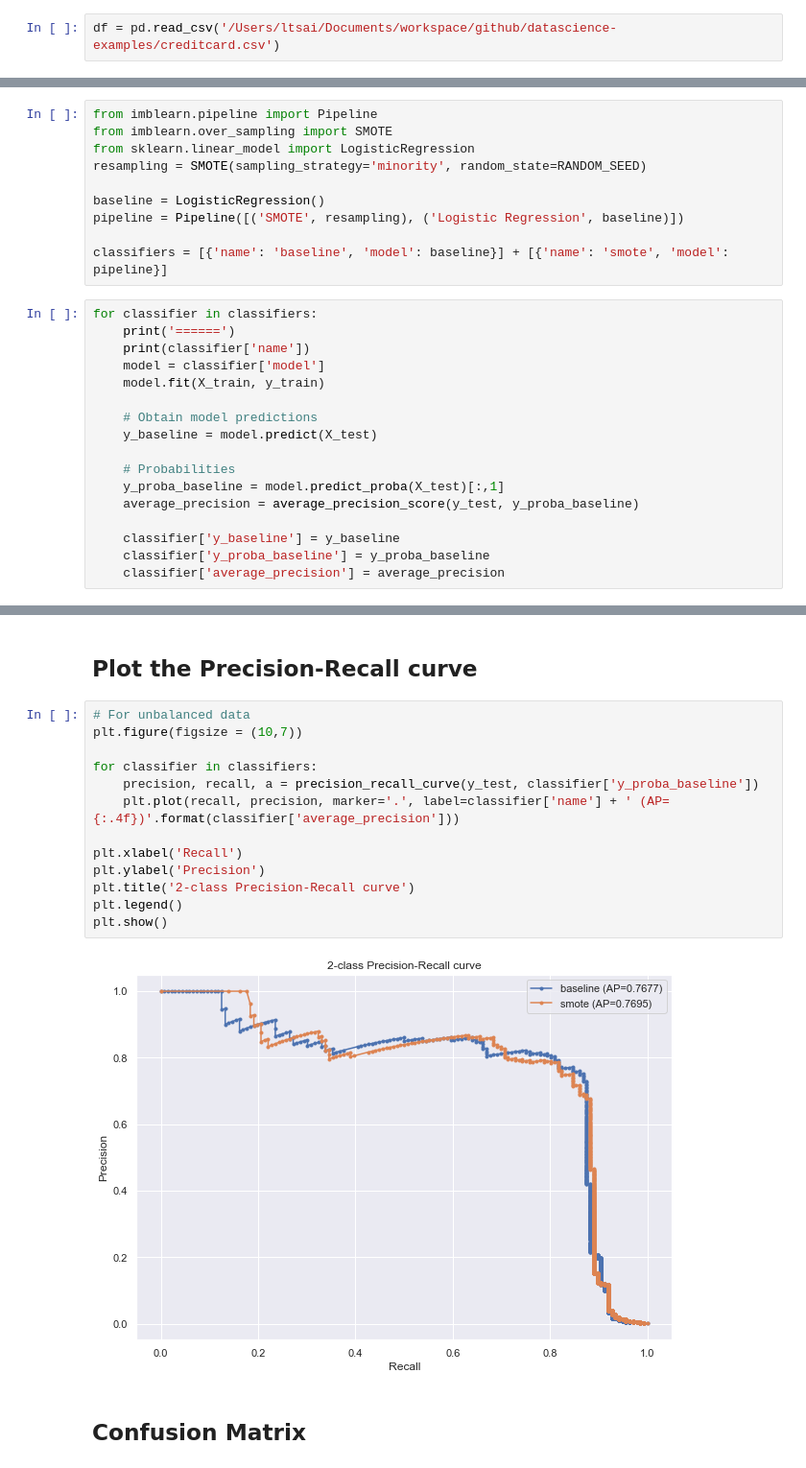
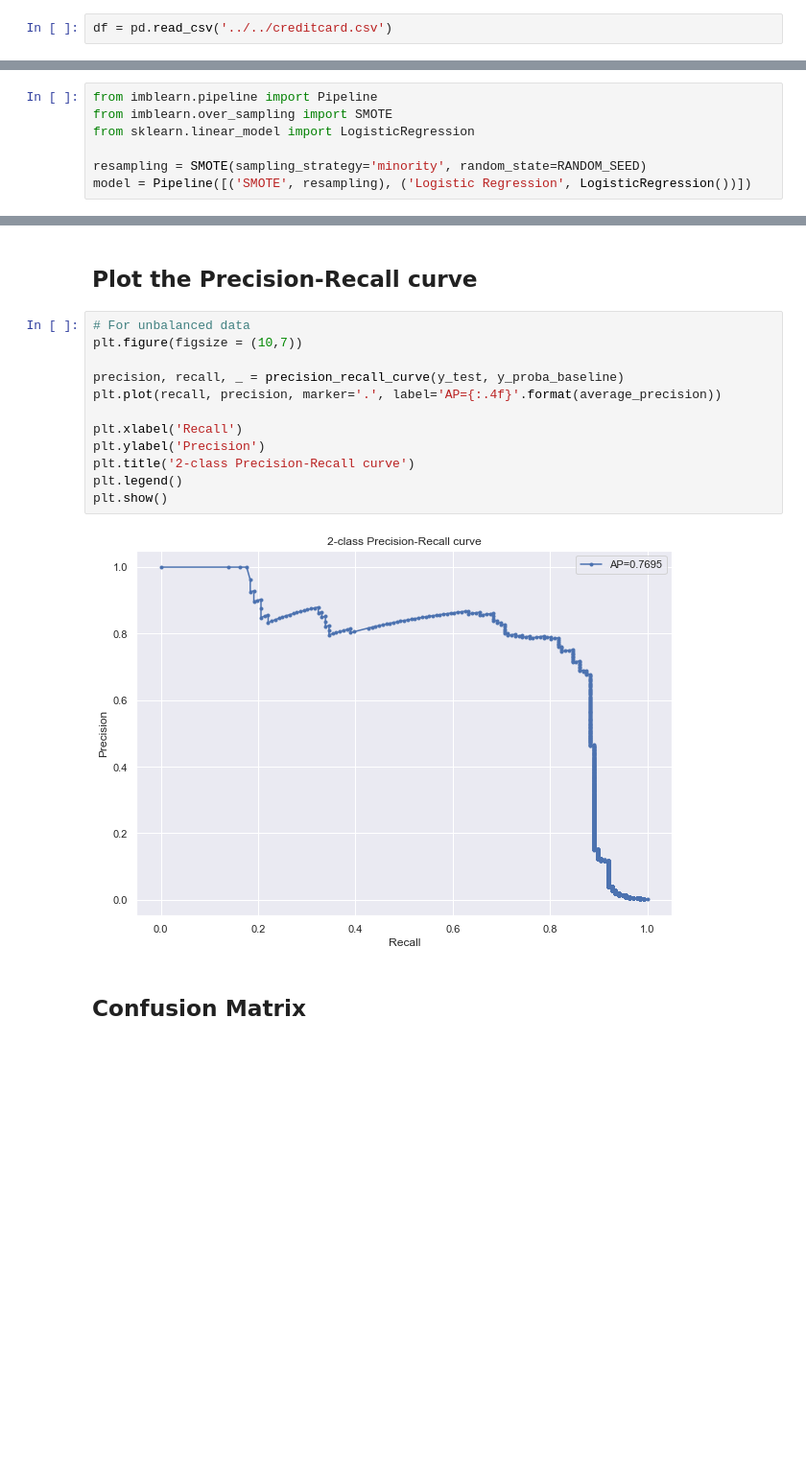
Before and after one commit to tsailiming/datascience-examples, a Jupyter notebook: workshop/notebooks/2 building the first model.ipynb, the cells around one changed output, grey strips where cells are left out. Shown: that part at 96% size. Cells and saved outputs as stored; diff of their text form; blank space fills up the shorter version.

```diff
--- a/workshop/notebooks/2 building the first model.ipynb
+++ b/workshop/notebooks/2 building the first model.ipynb
@@ -6,7 +28,7 @@
 import pandas as pd
 import numpy as np
 # %%
-df = pd.read_csv('/Users/ltsai/Documents/workspace/github/datascience-examples/creditcard.csv')
+df = pd.read_csv('../../creditcard.csv')
 # %%
 features = df.columns.values
 # %% [markdown]
@@ -71,26 +89,6 @@ round(X_test.shape[0]/df.shape[0], 2)
 from imblearn.pipeline import Pipeline
 from imblearn.over_sampling import SMOTE
 from sklearn.linear_model import LogisticRegression
+
 resampling = SMOTE(sampling_strategy='minority', random_state=RANDOM_SEED)
-
-baseline = LogisticRegression()
-pipeline = Pipeline([('SMOTE', resampling), ('Logistic Regression', baseline)])
-
-classifiers = [{'name': 'baseline', 'model': baseline}] + [{'name': 'smote', 'model': pipeline}]
+model = Pipeline([('SMOTE', resampling), ('Logistic Regression', LogisticRegression())])
-# %%
-for classifier in classifiers:
-    print('======')
-    print(classifier['name'])
-    model = classifier['model']
-    model.fit(X_train, y_train)
-
-    # Obtain model predictions
-    y_baseline = model.predict(X_test)
-
-    # Probabilities
-    y_proba_baseline = model.predict_proba(X_test)[:,1]
-    average_precision = average_precision_score(y_test, y_proba_baseline)
-
-    classifier['y_baseline'] = y_baseline
-    classifier['y_proba_baseline'] = y_proba_baseline
-    classifier['average_precision'] = average_precision
@@ -154,18 +158,17 @@ plt.show()
 # %%
 # For unbalanced data
 plt.figure(figsize = (10,7))
 
-for classifier in classifiers:
-    precision, recall, a = precision_recall_curve(y_test, classifier['y_proba_baseline'])
-    plt.plot(recall, precision, marker='.', label=classifier['name'] + ' (AP={:.4f})'.format(classifier['average_precision']))
+precision, recall, _ = precision_recall_curve(y_test, y_proba_baseline)
+plt.plot(recall, precision, marker='.', label='AP={:.4f}'.format(average_precision))
 
 plt.xlabel('Recall')
 plt.ylabel('Precision')
 plt.title('2-class Precision-Recall curve')
 plt.legend()
 plt.show()
 # %% [output]
-[figure, old version]
+[figure, new version]
 # %% [markdown]
 ## Confusion Matrix
 # %%
```
Also changed, not shown: parts of 20 cells of this notebook, 1 other file.
